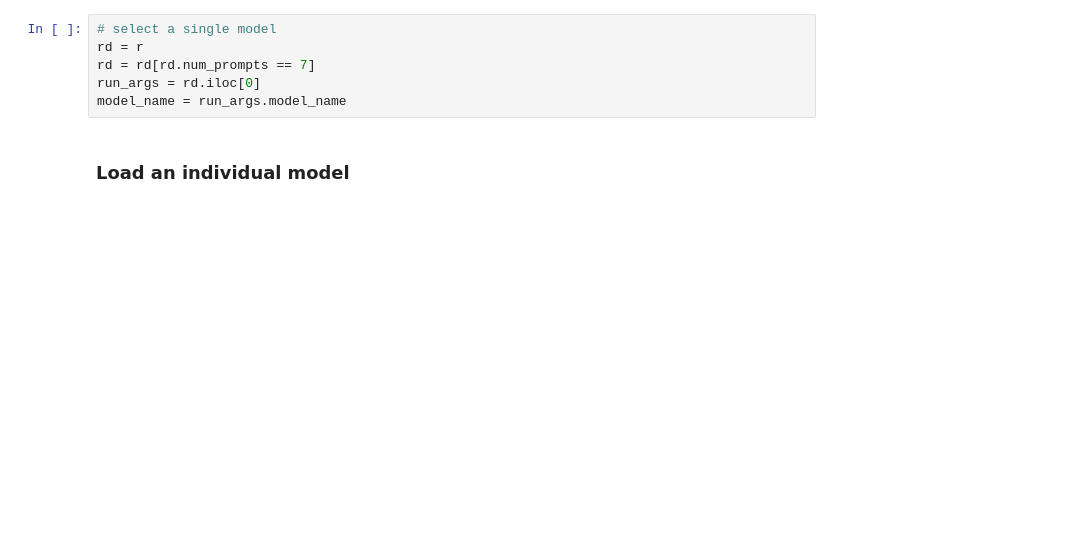
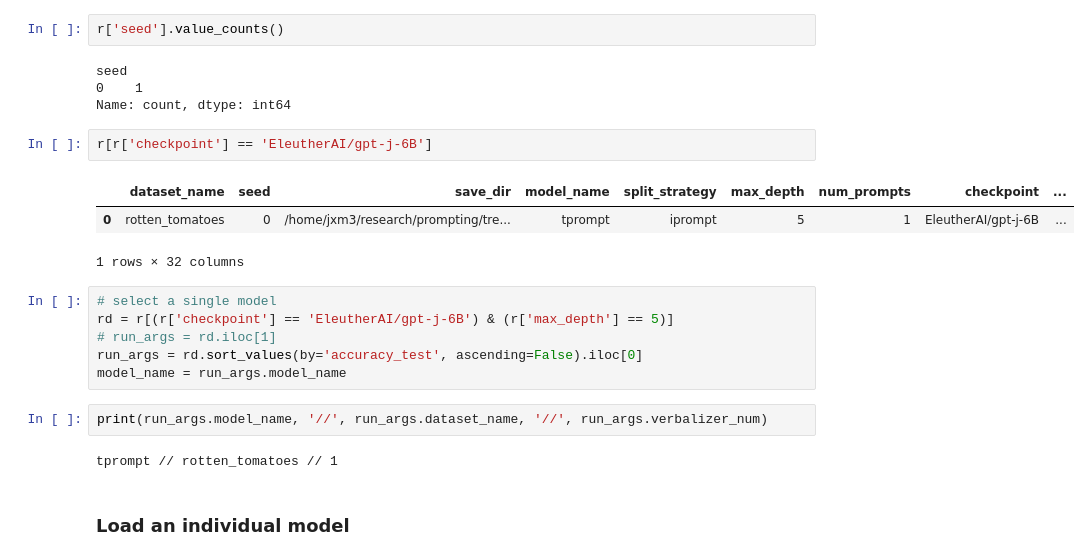
Before and after one commit to csinva/tree-prompt-experiments, a Jupyter notebook: notebooks/02_inspect_model.ipynb, the cells around one changed output. Drawn from its saved outputs; the diff is of its cells as text; blank space fills up the shorter version.

```diff
--- a/notebooks/02_inspect_model.ipynb
+++ b/notebooks/02_inspect_model.ipynb
@@ -27,9 +59,25 @@ r = imodelsx.process_results.get_results_df(results_dir, use_cached=False)
+# %%
+r['seed'].value_counts()
+# %% [output]
+seed
+0    1
+Name: count, dtype: int64
+# %%
+r[r['checkpoint'] == 'EleutherAI/gpt-j-6B']
+# %% [output]
+|  | dataset_name | seed | save_dir | model_name | split_strategy | max_depth | num_prompts | checkpoint | ... |
+| 0 | rotten_tomatoes | 0 | /home/jxm3/research/prompting/tre... | tprompt | iprompt | 5 | 1 | EleutherAI/gpt-j-6B | ... |
+1 rows × 32 columns
 # %%
 # select a single model
-rd = r
-rd = rd[rd.num_prompts == 7]
-run_args = rd.iloc[0]
+rd = r[(r['checkpoint'] == 'EleutherAI/gpt-j-6B') & (r['max_depth'] == 5)]
+# run_args = rd.iloc[1]
+run_args = rd.sort_values(by='accuracy_test', ascending=False).iloc[0]
 model_name = run_args.model_name
+# %%
+print(run_args.model_name, '//', run_args.dataset_name, '//', run_args.verbalizer_num)
+# %% [output]
+tprompt // rotten_tomatoes // 1
 # %% [markdown]
 ### Load an individual model
 # %%
```
Also changed, not shown: parts of 8 cells of this notebook, 6 other files.
